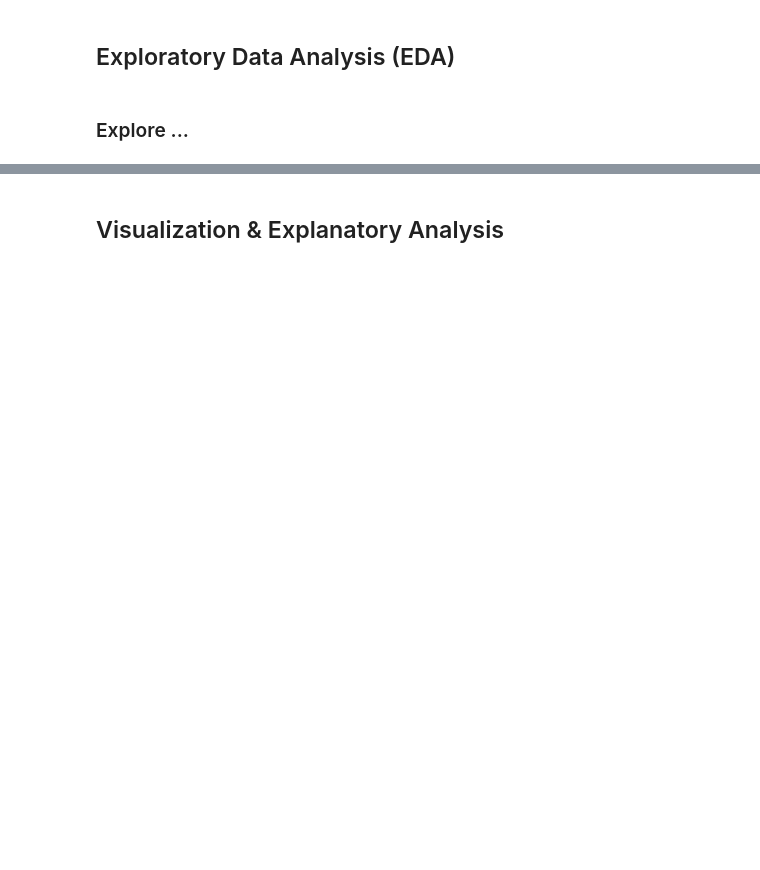
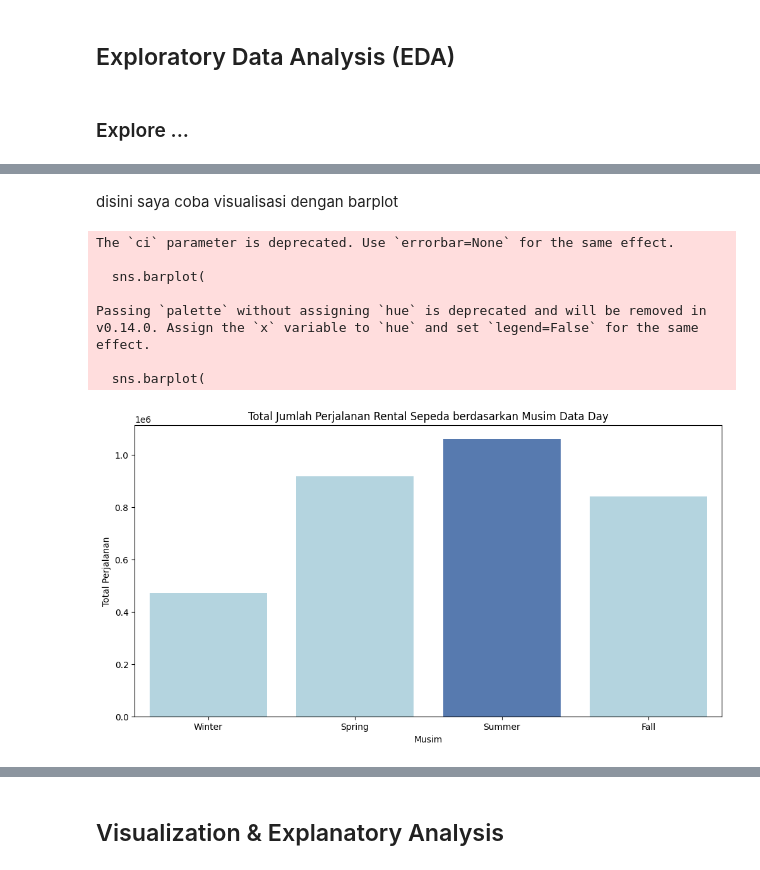
Before and after one commit to heruu-1/bike_analysis, a Jupyter notebook: Proyek_Analisis_Data_Muhammad_Heru.ipynb, the cells around one changed output, grey strips where cells are left out. Cells and saved outputs as stored; diff of their text form; code cells hidden in the pictures; blank space fills up the shorter version.

```diff
--- a/Proyek_Analisis_Data_Muhammad_Heru.ipynb
+++ b/Proyek_Analisis_Data_Muhammad_Heru.ipynb
@@ -34,0 +341,3 @@
+# %%
+day_df['yr'] = day_df['dteday'].dt.year
+hour_df['yr'] = hour_df['dteday'].dt.year
@@ -34,0 +355,3 @@
+# %%
+day_df['mnth'] = day_df['dteday'].dt.month_name()
+hour_df['mnth'] = hour_df['dteday'].dt.month_name()
@@ -34,0 +369,3 @@
+# %%
+day_df['weekday'] =day_df['dteday'].dt.day_name()
+hour_df['weekday'] =hour_df['dteday'].dt.day_name()
@@ -34,0 +383,5 @@
+# %%
+day_df['temp'] = day_df['temp']*41
+day_df['atemp'] = day_df['atemp']*50
+day_df['hum'] = day_df['hum']*100
+day_df['windspeed'] = day_df['windspeed']*67
@@ -42,0 +433,27 @@
+# %% [markdown]
+disini saya coba visualisasi dengan barplot
+# %%
+plt.figure(figsize=(12, 6))
+sns.barplot(
+    x='season',
+    y='cnt',
+    data=day_df,
+    palette=['lightblue', 'lightblue','#4877be', 'lightblue'],
+    estimator=sum,
+    ci=None
+)
+
+plt.xlabel('Musim')
+plt.ylabel('Total Perjalanan')
+plt.title('Total Jumlah Perjalanan Rental Sepeda berdasarkan Musim Data Day')
+
+plt.show()
+# %% [output]
+The `ci` parameter is deprecated. Use `errorbar=None` for the same effect.
+
+  sns.barplot(
+
+Passing `palette` without assigning `hue` is deprecated and will be removed in v0.14.0. Assign the `x` variable to `hue` and set `legend=False` for the same effect.
+
+  sns.barplot(
+[figure, added]
```
Also changed, not shown: parts of 100 cells of this notebook.
